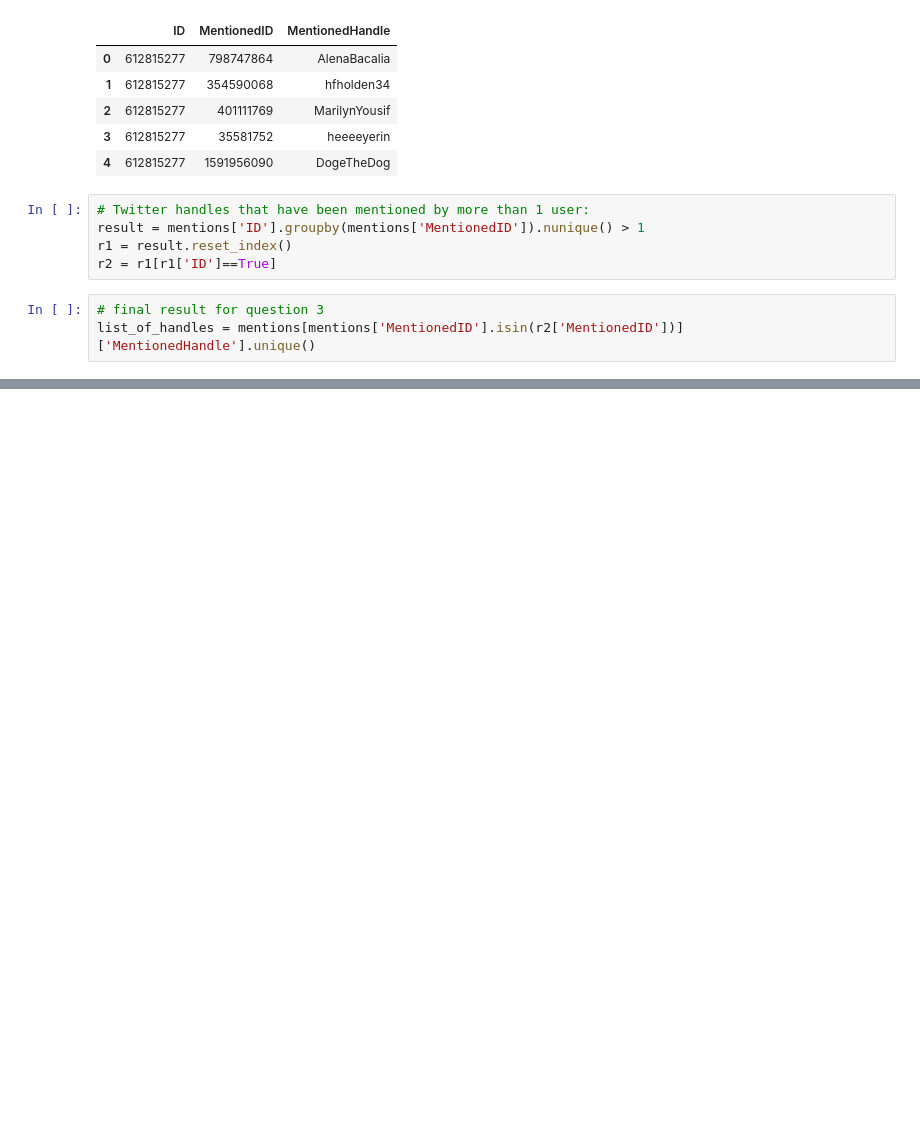
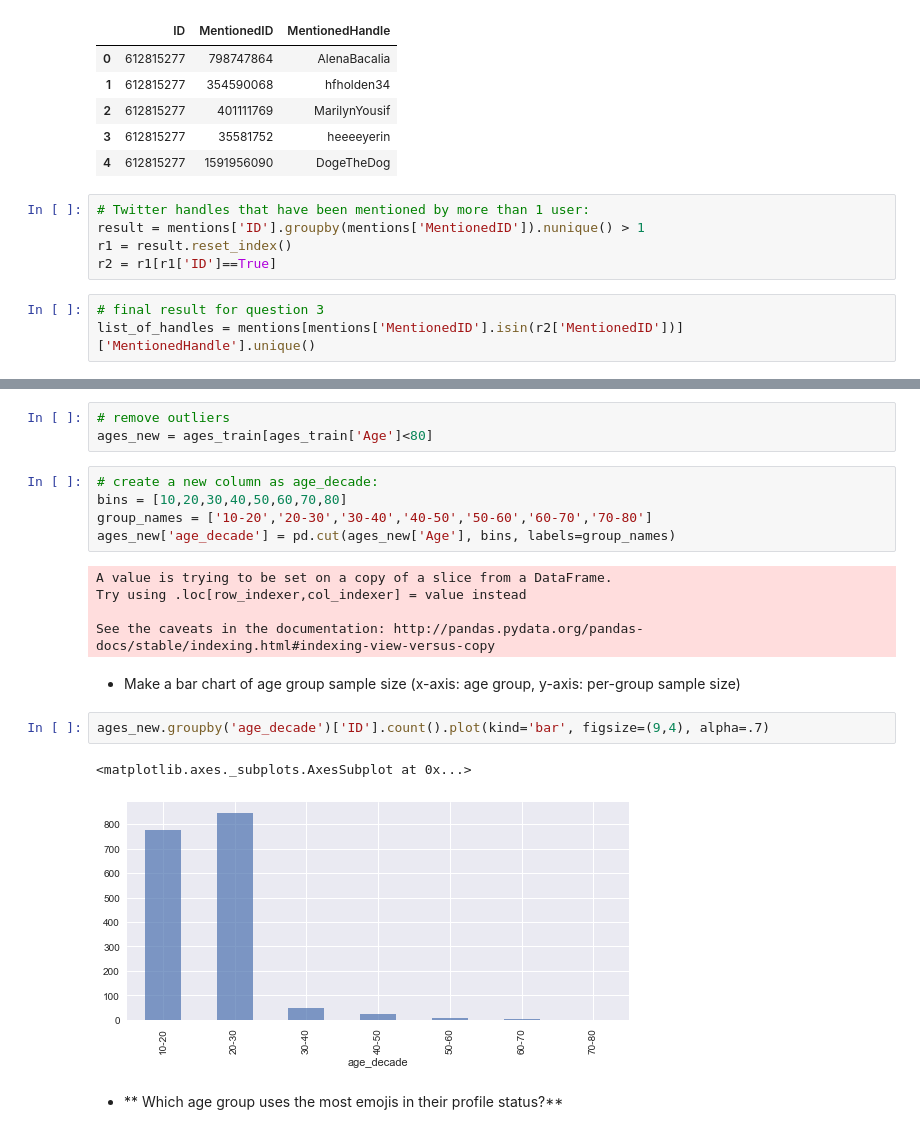
Before and after one commit to kellypeng/predict_twitter_user_age, a Jupyter notebook: EDA_BetterUp.ipynb, the cells around one changed output, grey strips where cells are left out. Cells and saved outputs as stored; diff of their text form; blank space fills up the shorter version.

```diff
--- a/EDA_BetterUp.ipynb
+++ b/EDA_BetterUp.ipynb
@@ -293,0 +406,23 @@ list_of_handles = mentions[mentions['MentionedID'].isin(r2['MentionedID'])]['Men
+# %%
+# remove outliers
+ages_new = ages_train[ages_train['Age']<80]
+# %%
+# create a new column as age_decade:
+bins = [10,20,30,40,50,60,70,80]
+group_names = ['10-20','20-30','30-40','40-50','50-60','60-70','70-80']
+ages_new['age_decade'] = pd.cut(ages_new['Age'], bins, labels=group_names)
+# %% [output]
+A value is trying to be set on a copy of a slice from a DataFrame.
+Try using .loc[row_indexer,col_indexer] = value instead
+
+See the caveats in the documentation: http://pandas.pydata.org/pandas-docs/stable/indexing.html#indexing-view-versus-copy
+# %% [markdown]
+- Make   a   bar   chart   of   age   group   sample   size   (x-axis:   age   group,   y-axis:
+per-group   sample   size)
+# %%
+ages_new.groupby('age_decade')['ID'].count().plot(kind='bar', figsize=(9,4), alpha=.7)
+# %% [output]
+<matplotlib.axes._subplots.AxesSubplot at 0x...>
+[figure, added]
+# %% [markdown]
+- ** Which   age   group   uses   the   most   emojis   in   their   profile   status?**
```
Also changed, not shown: parts of 19 cells of this notebook.
